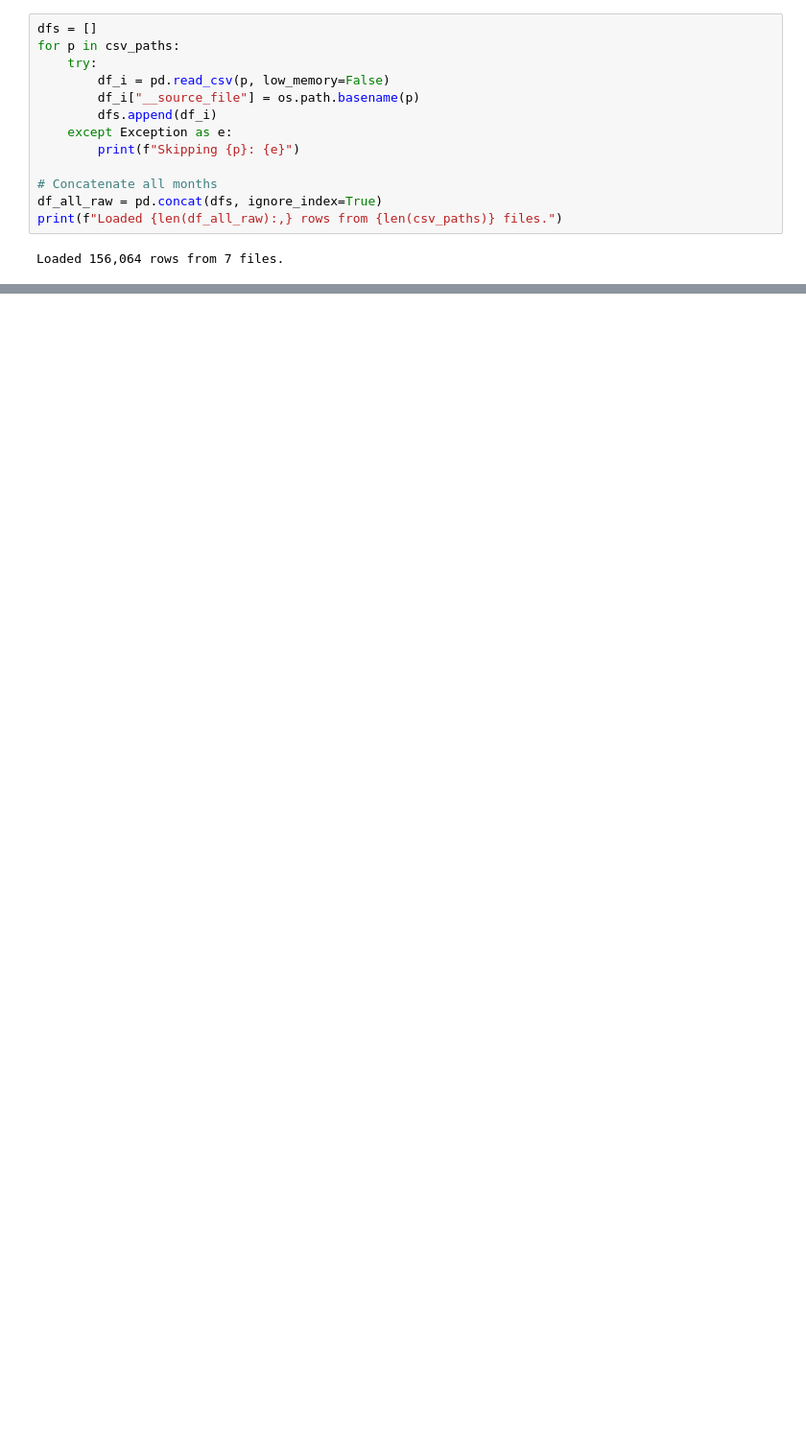
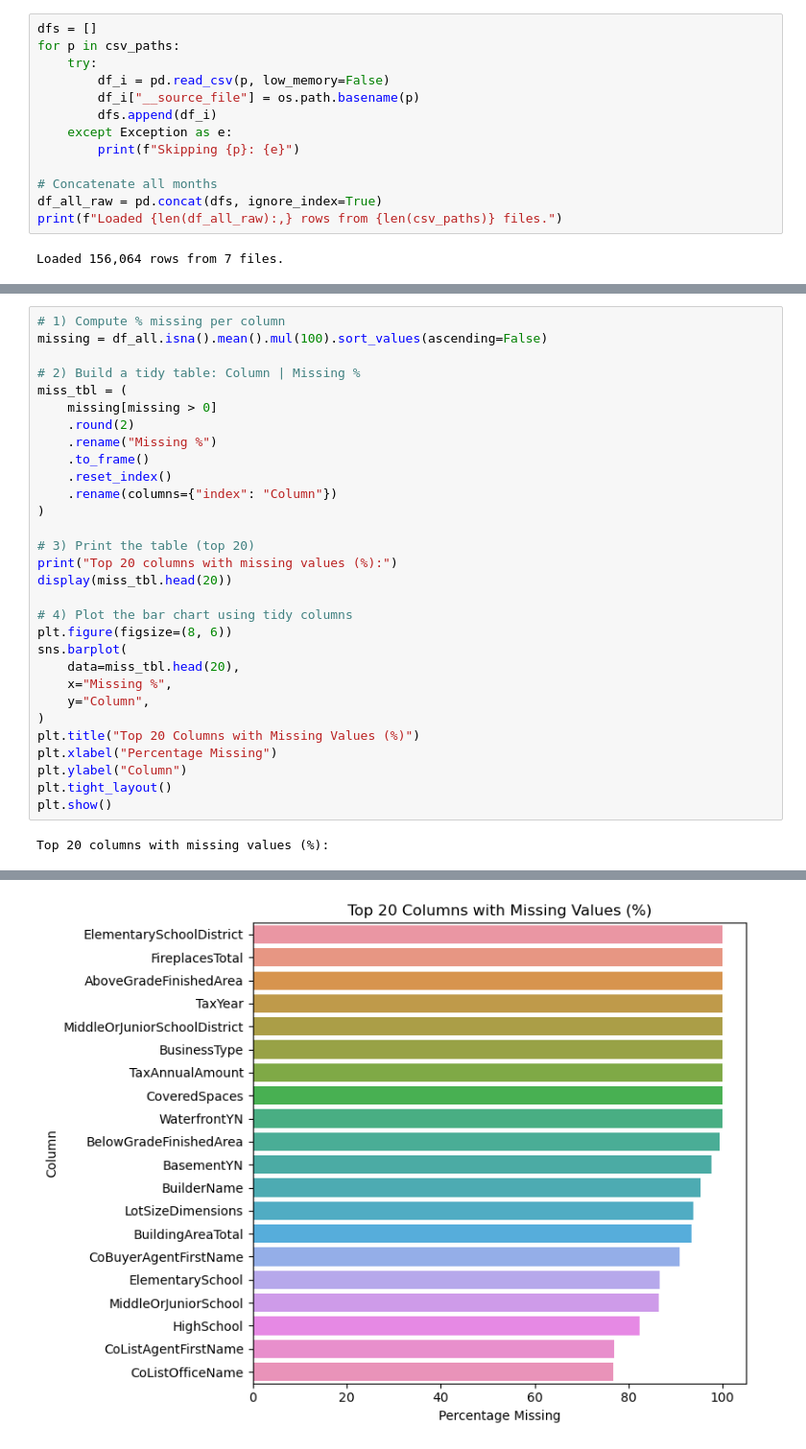
Before and after one commit to valle1306/home-price-prediction, a Jupyter notebook: Step1,2_Stephanie.ipynb, the cells around one changed output, grey strips where cells are left out. Shown at 96% size. Cells and saved outputs as stored; diff of their text form; blank space fills up the shorter version.

```diff
--- a/Step1,2_Stephanie.ipynb
+++ b/Step1,2_Stephanie.ipynb
@@ -94,0 +160,32 @@ After SFR filter: 78,387 rows.
+# %%
+# 1) Compute % missing per column
+missing = df_all.isna().mean().mul(100).sort_values(ascending=False)
+
+# 2) Build a tidy table: Column | Missing %
+miss_tbl = (
+    missing[missing > 0]
+    .round(2)
+    .rename("Missing %")
+    .to_frame()
+    .reset_index()
+    .rename(columns={"index": "Column"})
+)
+
+# 3) Print the table (top 20)
+print("Top 20 columns with missing values (%):")
+display(miss_tbl.head(20))
+
+# 4) Plot the bar chart using tidy columns
+plt.figure(figsize=(8, 6))
+sns.barplot(
+    data=miss_tbl.head(20),
+    x="Missing %",
+    y="Column",
+)
+plt.title("Top 20 Columns with Missing Values (%)")
+plt.xlabel("Percentage Missing")
+plt.ylabel("Column")
+plt.tight_layout()
+plt.show()
+# %% [output]
+Top 20 columns with missing values (%):
@@ -94,0 +209 @@ After SFR filter: 78,387 rows.
+[figure, added]
```
Also changed, not shown: parts of 38 cells of this notebook.
